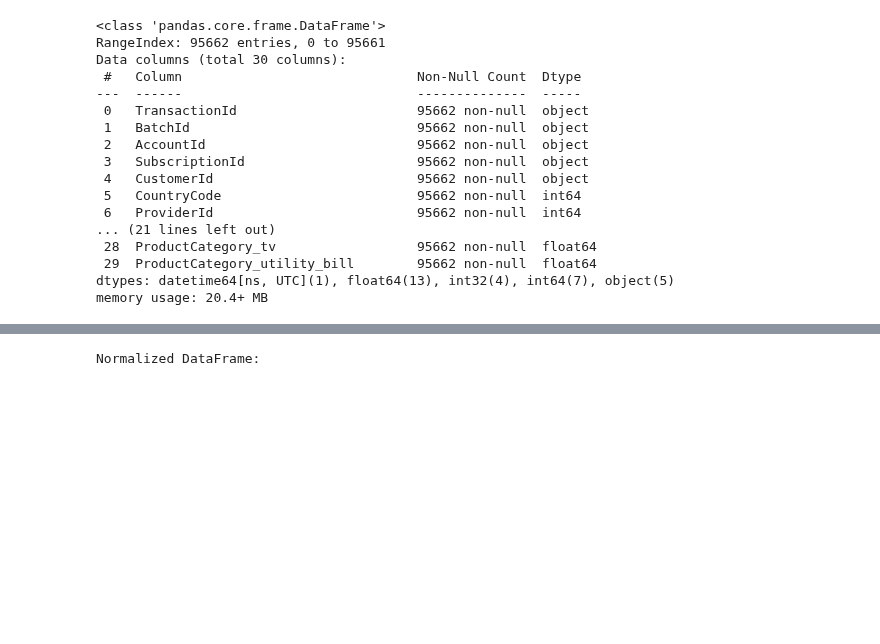
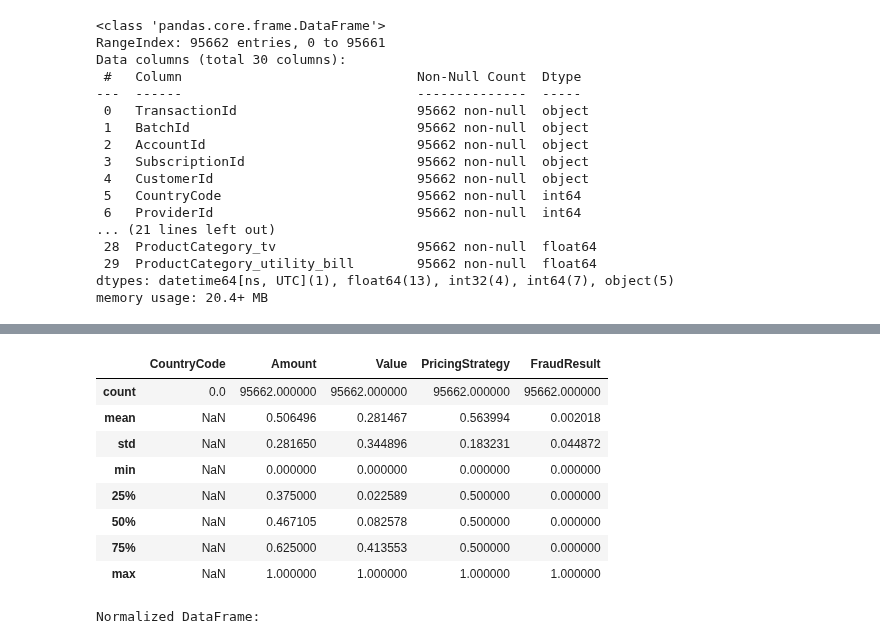
Before and after one commit to hanaDemma/Credit-Scoring_and_Risk-Analysis-week-6, a Jupyter notebook: notebooks/exploratory_analysis.ipynb, the cells around one changed output, grey strips where cells are left out. Cells and saved outputs as stored; diff of their text form; code cells hidden in the pictures; blank space fills up the shorter version.

```diff
--- a/notebooks/exploratory_analysis.ipynb
+++ b/notebooks/exploratory_analysis.ipynb
@@ -441,4 +439,16 @@ Index(['CountryCode', 'ProviderId', 'ProductId', 'ChannelId', 'Amount',
       dtype='object')
+# %%
+data.describe()
+# %% [output]
+|  | CountryCode | Amount | Value | PricingStrategy | FraudResult |
+| count | 0.0 | 95662.000000 | 95662.000000 | 95662.000000 | 95662.000000 |
+| mean | NaN | 0.506496 | 0.281467 | 0.563994 | 0.002018 |
+| std | NaN | 0.281650 | 0.344896 | 0.183231 | 0.044872 |
+| min | NaN | 0.000000 | 0.000000 | 0.000000 | 0.000000 |
+| 25% | NaN | 0.375000 | 0.022589 | 0.500000 | 0.000000 |
+| 50% | NaN | 0.467105 | 0.082578 | 0.500000 | 0.000000 |
+| 75% | NaN | 0.625000 | 0.413553 | 0.500000 | 0.000000 |
+| max | NaN | 1.000000 | 1.000000 | 1.000000 | 1.000000 |
 # %%
 from sklearn.preprocessing import MinMaxScaler
 min_max_scaler = MinMaxScaler()
```
Also changed, not shown: parts of 2 cells of this notebook, 1 other file.
